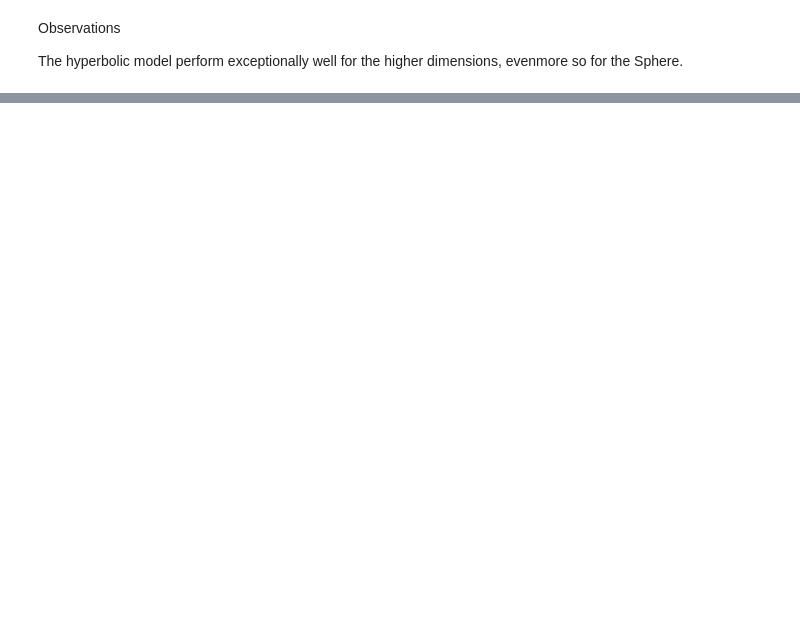
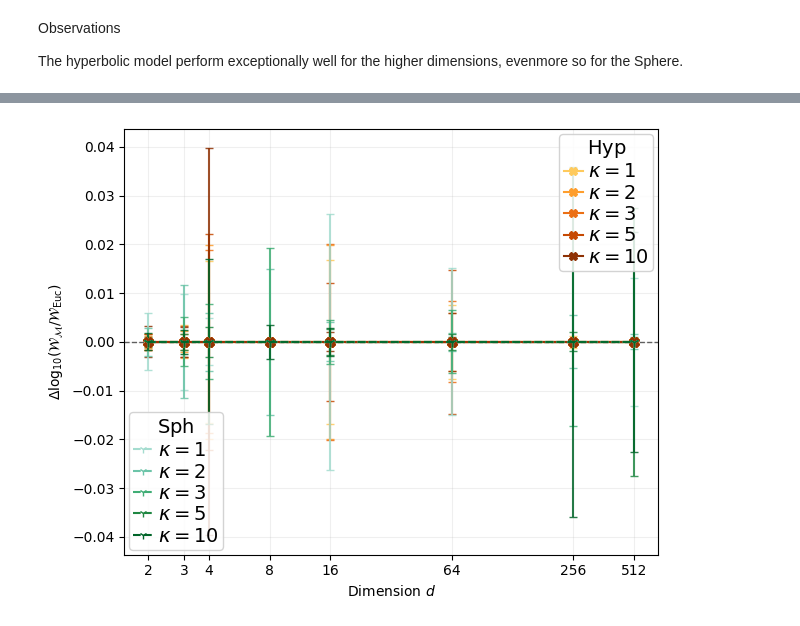
Before and after one commit to S-Chaudhuri/Spherical-Flow-Matching, a Jupyter notebook: riemannian-fm/results/RQ3_results.ipynb, the cells around one changed output, grey strips where cells are left out. Cells and saved outputs as stored; diff of their text form; code cells hidden in the pictures; blank space fills up the shorter version.

```diff
--- a/riemannian-fm/results/RQ3_results.ipynb
+++ b/riemannian-fm/results/RQ3_results.ipynb
@@ -37,5 +43,14 @@ checkerboard_paths = [
 # Load fresh and save:
 # metrics_gtg = get_metrics([], gtg_paths, visualize=False, save=True, out_dir='runs/gtg')
 
+metrics_gtg_norm = get_metrics([], gtg_paths, visualize=False, save=True, out_dir='runs/gtg_norm')
+# metrics_mog = get_metrics([], mog_paths, visualize=False, save=True, out_dir='runs/mog')
+#metrics_gaussian_ring = get_metrics([], gaussian_ring_paths, visualize=False, save=True, out_dir='runs/gaussian_ring')
+# metrics_checkerboard = get_metrics([], checkerboard_paths, visualize=False, save=True, out_dir='runs/checkerboard')
+
 # Load from cache:
 metrics_gtg = pd.read_csv('runs/gtg/metrics.csv')
+metrics_gtg_norm = pd.read_csv('runs/gtg_norm/metrics.csv')
+metrics_mog = pd.read_csv('runs/mog/metrics.csv')
+metrics_gaussian_ring = pd.read_csv('runs/gaussian_ring/metrics.csv')
+metrics_checkerboard = pd.read_csv('runs/checkerboard/metrics.csv')
@@ -165,6 +187,10 @@ def prepare_rq3_dataframe(df):
 
 
 rq3_prepared = prepare_rq3_dataframe(metrics_gtg)
+rq3_prepared_norm = prepare_rq3_dataframe(metrics_gtg_norm)
+rq3_prepared_mog = prepare_rq3_dataframe(metrics_mog)
+rq3_prepared_gaussian_ring = prepare_rq3_dataframe(metrics_gaussian_ring)
+rq3_prepared_checkerboard = prepare_rq3_dataframe(metrics_checkerboard)
 print(f"Loaded {len(rq3_prepared)} rows.")
 print(f"Manifolds:  {sorted(rq3_prepared[MANIFOLD_COL].dropna().unique())}")
 print(f"Curvatures: {sorted(rq3_prepared[CURV_COL].dropna().unique())}")
@@ -616,0 +1135,44 @@ display(spearman_dim_table)
+# %%
+summary_by_curvature_mog = summarize_for_curvature_plot(rq3_prepared_mog)
+summary_by_curvature_gtg = summarize_for_curvature_plot(rq3_prepared)
+summary_by_curvature_rog = summarize_for_curvature_plot(rq3_prepared_gaussian_ring)
+summary_by_curvature_gtg_norm = summarize_for_curvature_plot(rq3_prepared_norm)
+
+# fig_b, ax_b = plot_rq3_dimension_vs_performance(
+#     summary_by_curvature_gtg_norm,
+#     hyp_legend_loc="upper right",
+#     sph_legend_loc="lower left",
+# )
+# plt.show()
+
+# fig_b, ax_b = plot_rq3_dimension_vs_performance(
+#     summary_by_curvature_mog,
+#     hyp_legend_loc="upper right",
+#     sph_legend_loc="lower left",
+# )
+# plt.show()
+
+# fig_b, ax_b = plot_rq3_dimension_vs_performance(
+#     summary_by_curvature_gtg,
+#     hyp_legend_loc="upper right",
+#     sph_legend_loc="lower left",
+# )
+# plt.show()
+
+fig_b, ax_b = plot_rq3_performance(
+    summary_by_curvature_gtg,
+    summary_by_curvature_gtg_norm,
+    hyp_legend_loc="upper right",
+    sph_legend_loc="lower left",
+)
+plt.show()
+
+
+# fig_b, ax_b = plot_rq3_dimension_vs_performance(
+#     summary_by_curvature_rog,
+#     hyp_legend_loc="upper right",
+#     sph_legend_loc="lower left",
+# )
+# plt.show()
+# %% [output]
+[figure, added]
```
Also changed, not shown: parts of 19 cells of this notebook, 5 other files.
